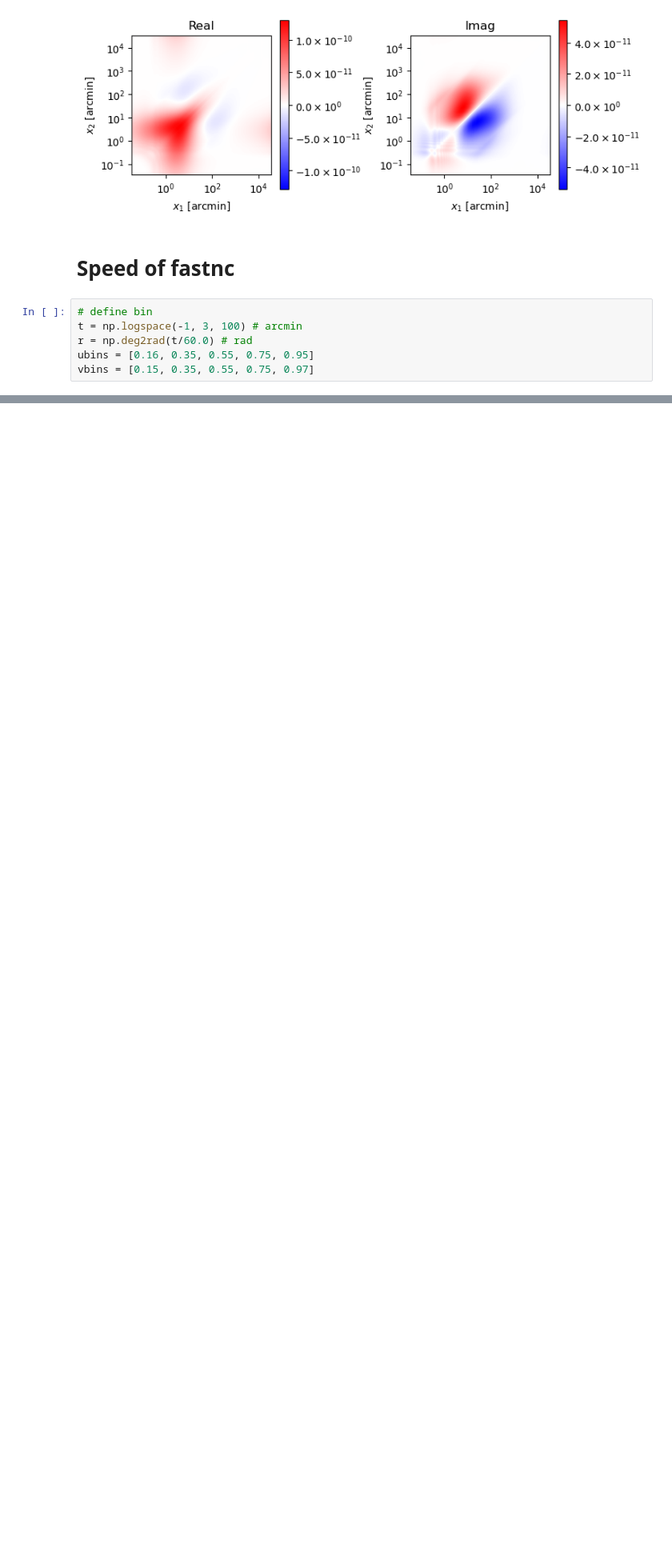
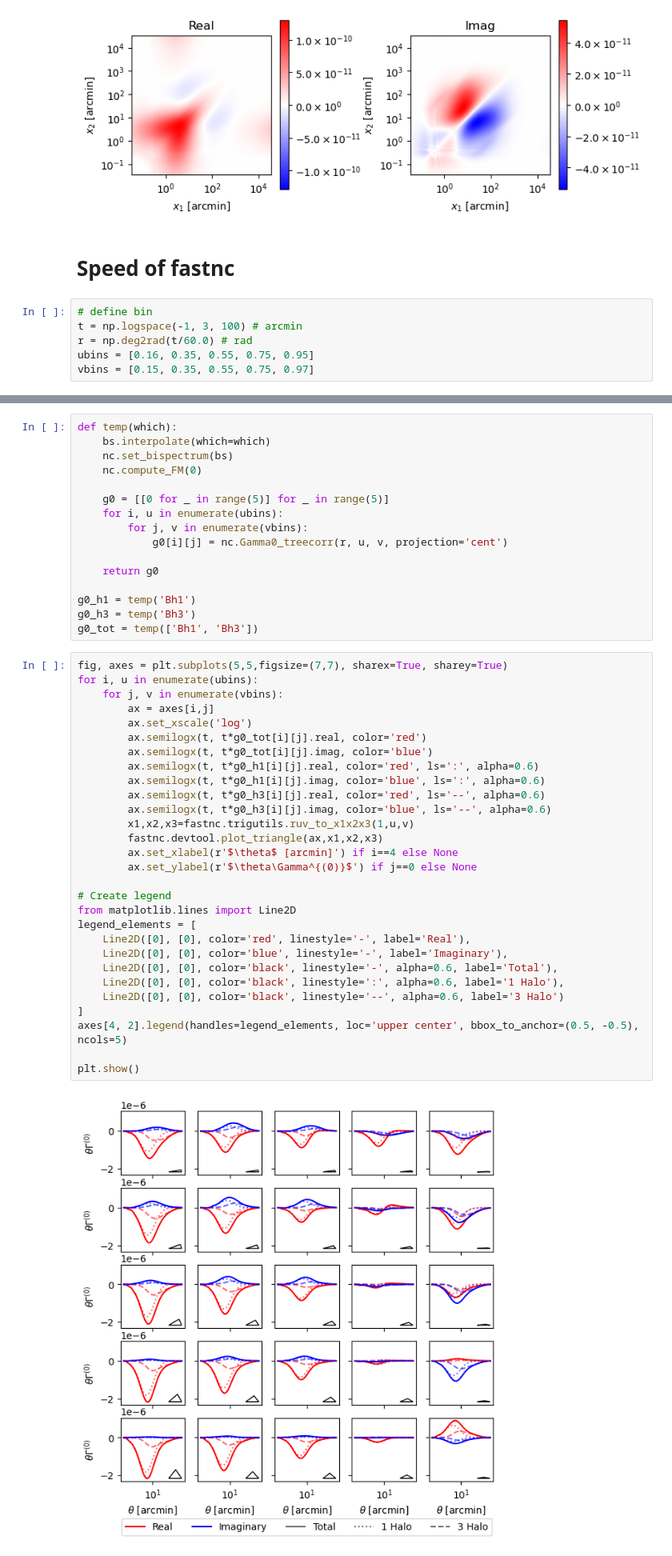
Before and after one commit to git-sunao/fastnc, a Jupyter notebook: docs/tutorial_halofit.ipynb, the cells around one changed output, grey strips where cells are left out. Shown: that part at 80% size. Cells and saved outputs as stored; diff of their text form; blank space fills up the shorter version.

```diff
--- a/docs/tutorial_halofit.ipynb
+++ b/docs/tutorial_halofit.ipynb
@@ -151,0 +154,47 @@ plt.show()
+# %%
+def temp(which):
+    bs.interpolate(which=which)
+    nc.set_bispectrum(bs)
+    nc.compute_FM(0)
+
+    g0 = [[0 for _ in range(5)] for _ in range(5)]
+    for i, u in enumerate(ubins):
+        for j, v in enumerate(vbins):
+            g0[i][j] = nc.Gamma0_treecorr(r, u, v, projection='cent')
+
+    return g0
+
+g0_h1 = temp('Bh1')
+g0_h3 = temp('Bh3')
+g0_tot = temp(['Bh1', 'Bh3'])
+# %%
+fig, axes = plt.subplots(5,5,figsize=(7,7), sharex=True, sharey=True)
+for i, u in enumerate(ubins):
+    for j, v in enumerate(vbins):
+        ax = axes[i,j]
+        ax.set_xscale('log')
+        ax.semilogx(t, t*g0_tot[i][j].real, color='red')
+        ax.semilogx(t, t*g0_tot[i][j].imag, color='blue')
+        ax.semilogx(t, t*g0_h1[i][j].real, color='red', ls=':', alpha=0.6)
+        ax.semilogx(t, t*g0_h1[i][j].imag, color='blue', ls=':', alpha=0.6)
+        ax.semilogx(t, t*g0_h3[i][j].real, color='red', ls='--', alpha=0.6)
+        ax.semilogx(t, t*g0_h3[i][j].imag, color='blue', ls='--', alpha=0.6)
+        x1,x2,x3=fastnc.trigutils.ruv_to_x1x2x3(1,u,v)
+        fastnc.devtool.plot_triangle(ax,x1,x2,x3)
+        ax.set_xlabel(r'$\theta$ [arcmin]') if i==4 else None
+        ax.set_ylabel(r'$\theta\Gamma^{(0)}$') if j==0 else None
+
+# Create legend
+from matplotlib.lines import Line2D
+legend_elements = [
+    Line2D([0], [0], color='red', linestyle='-', label='Real'),
+    Line2D([0], [0], color='blue', linestyle='-', label='Imaginary'),
+    Line2D([0], [0], color='black', linestyle='-', alpha=0.6, label='Total'),
+    Line2D([0], [0], color='black', linestyle=':', alpha=0.6, label='1 Halo'),
+    Line2D([0], [0], color='black', linestyle='--', alpha=0.6, label='3 Halo')
+]
+axes[4, 2].legend(handles=legend_elements, loc='upper center', bbox_to_anchor=(0.5, -0.5), ncols=5)
+
+plt.show()
+# %% [output]
+[figure, added]
```
Also changed, not shown: parts of 5 cells of this notebook.
